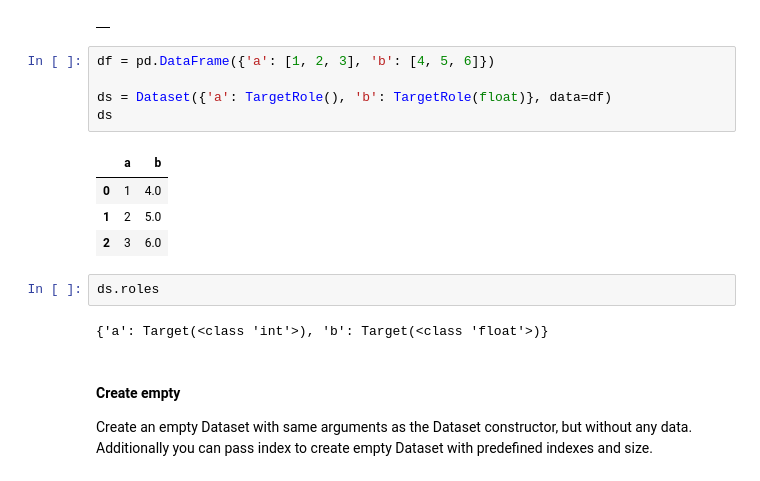
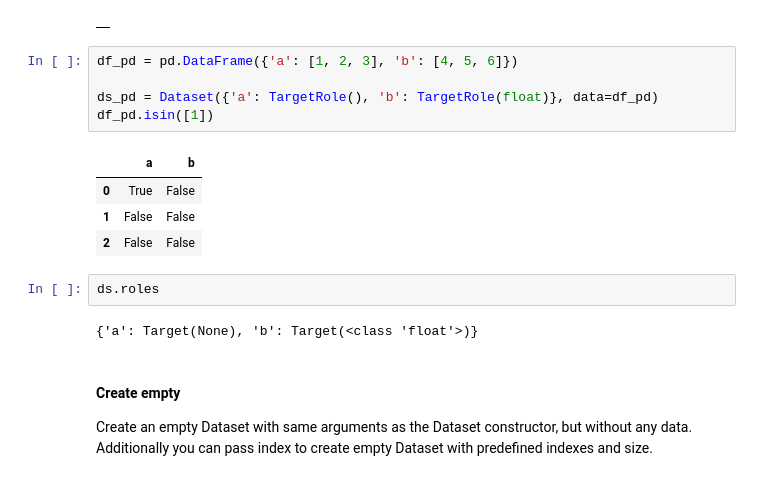
Before and after one commit to sb-ai-lab/HypEx, a Jupyter notebook: DatasetTutorial.ipynb, the cells around one changed output. Saved outputs shown, nothing was run; the diff lists cells and outputs as text.

```diff
--- a/DatasetTutorial.ipynb
+++ b/DatasetTutorial.ipynb
@@ -31,19 +283,19 @@ ds
 # %% [output]
 |  |
 # %%
-df = pd.DataFrame({'a': [1, 2, 3], 'b': [4, 5, 6]})
+df_pd = pd.DataFrame({'a': [1, 2, 3], 'b': [4, 5, 6]})
 
-ds = Dataset({'a': TargetRole(), 'b': TargetRole(float)}, data=df)
-ds
+ds_pd = Dataset({'a': TargetRole(), 'b': TargetRole(float)}, data=df_pd)
+df_pd.isin([1])
 # %% [output]
 |  | a | b |
-| 0 | 1 | 4.0 |
-| 1 | 2 | 5.0 |
-| 2 | 3 | 6.0 |
+| 0 | True | False |
+| 1 | False | False |
+| 2 | False | False |
 # %%
 ds.roles
 # %% [output]
-{'a': Target(<class 'int'>), 'b': Target(<class 'float'>)}
+{'a': Target(None), 'b': Target(<class 'float'>)}
 # %% [markdown]
 #### Create empty
 Create an empty Dataset with same arguments as the Dataset constructor, but without any data. Additionally you can pass index to create empty Dataset with predefined indexes and size.
```
Also changed, not shown: parts of 48 cells of this notebook, 11 other files.
